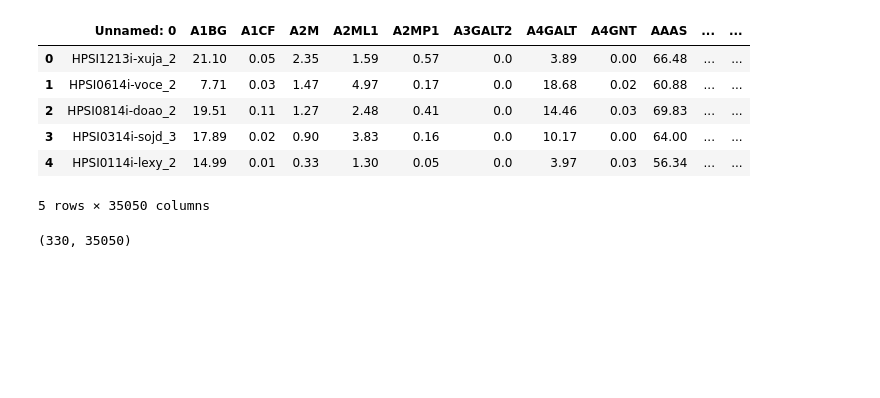
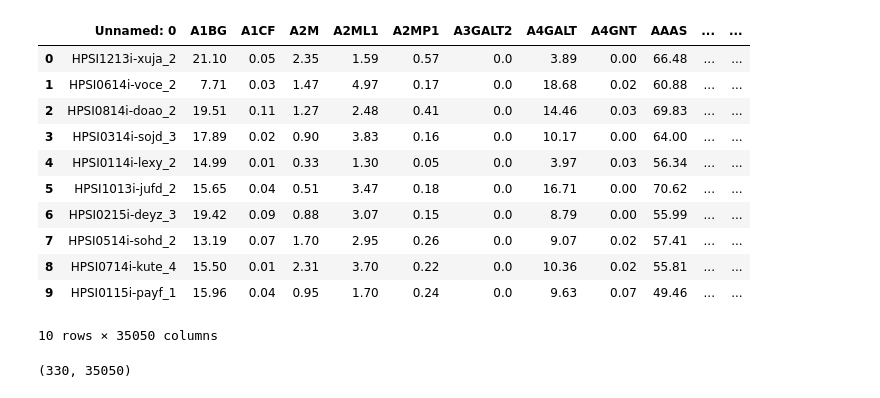
Before and after one commit to moqri/iPSC-scoring, a Jupyter notebook: notebooks/classifier_data_formatting.ipynb, the cells around one changed output. Saved outputs shown, nothing was run; the diff lists cells and outputs as text; code cells hidden in the pictures; blank space fills up the shorter version.

```diff
--- a/notebooks/classifier_data_formatting.ipynb
+++ b/notebooks/classifier_data_formatting.ipynb
@@ -5,15 +5,20 @@ from sklearn.linear_model import LogisticRegression
 data='../data/'
 # %%
 ipsc_trans = pd.read_csv(data+'ips_tpm.csv')
-ipsc_trans.head()
+ipsc_trans.head(10)
 # %% [output]
 |  | Unnamed: 0 | A1BG | A1CF | A2M | A2ML1 | A2MP1 | A3GALT2 | A4GALT | A4GNT | AAAS | ... | ... |
 | 0 | HPSI1213i-xuja_2 | 21.10 | 0.05 | 2.35 | 1.59 | 0.57 | 0.0 | 3.89 | 0.00 | 66.48 | ... | ... |
 | 1 | HPSI0614i-voce_2 | 7.71 | 0.03 | 1.47 | 4.97 | 0.17 | 0.0 | 18.68 | 0.02 | 60.88 | ... | ... |
 | 2 | HPSI0814i-doao_2 | 19.51 | 0.11 | 1.27 | 2.48 | 0.41 | 0.0 | 14.46 | 0.03 | 69.83 | ... | ... |
 | 3 | HPSI0314i-sojd_3 | 17.89 | 0.02 | 0.90 | 3.83 | 0.16 | 0.0 | 10.17 | 0.00 | 64.00 | ... | ... |
 | 4 | HPSI0114i-lexy_2 | 14.99 | 0.01 | 0.33 | 1.30 | 0.05 | 0.0 | 3.97 | 0.03 | 56.34 | ... | ... |
+| 5 | HPSI1013i-jufd_2 | 15.65 | 0.04 | 0.51 | 3.47 | 0.18 | 0.0 | 16.71 | 0.00 | 70.62 | ... | ... |
+| 6 | HPSI0215i-deyz_3 | 19.42 | 0.09 | 0.88 | 3.07 | 0.15 | 0.0 | 8.79 | 0.00 | 55.99 | ... | ... |
+| 7 | HPSI0514i-sohd_2 | 13.19 | 0.07 | 1.70 | 2.95 | 0.26 | 0.0 | 9.07 | 0.02 | 57.41 | ... | ... |
+| 8 | HPSI0714i-kute_4 | 15.50 | 0.01 | 2.31 | 3.70 | 0.22 | 0.0 | 10.36 | 0.02 | 55.81 | ... | ... |
+| 9 | HPSI0115i-payf_1 | 15.96 | 0.04 | 0.95 | 1.70 | 0.24 | 0.0 | 9.63 | 0.07 | 49.46 | ... | ... |
-5 rows × 35050 columns
+10 rows × 35050 columns
 # %%
 ipsc_trans.shape
 # %% [output]
```
Also changed, not shown: parts of 15 cells of this notebook, 24 other files.
